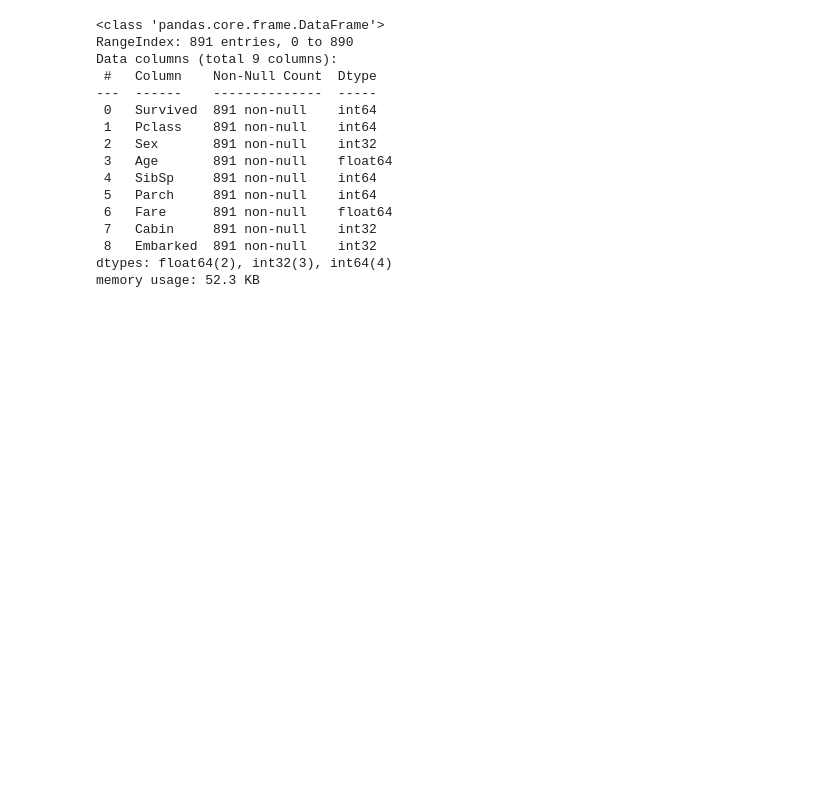
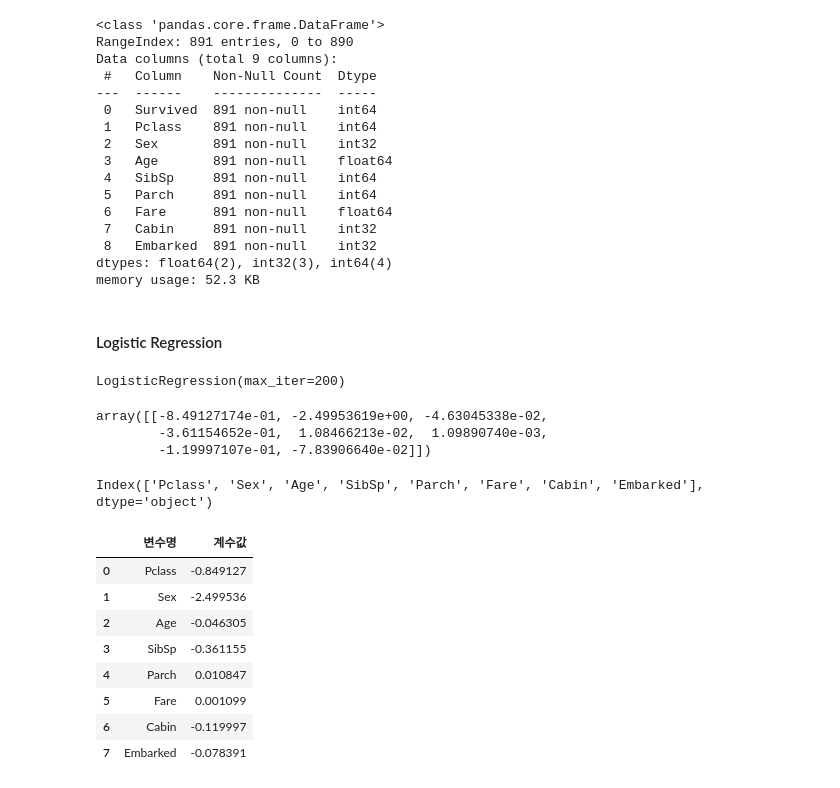
Before and after one commit to luckyspia/TIL, a Jupyter notebook: Machine_Learning/03.Algorithm.ipynb, the cells around one changed output. Cells and saved outputs as stored; diff of their text form; code cells hidden in the pictures; blank space fills up the shorter version.

```diff
--- a/Machine_Learning/03.Algorithm.ipynb
+++ b/Machine_Learning/03.Algorithm.ipynb
@@ -103,3 +101,34 @@ X = titanic.drop(columns='Survived')
 np.random.seed(2022)
 from sklearn.model_selection import train_test_split
 X_train, X_test, y_train, y_test = train_test_split(X, y, test_size=0.3)
+# %% [markdown]
+#### Logistic Regression
+# %%
+from sklearn.linear_model import LogisticRegression
+
+clf_log = LogisticRegression(max_iter=200) # Default 100
+clf_log.fit(X_train, y_train)
+# %% [output]
+LogisticRegression(max_iter=200)
+# %%
+clf_log.coef_
+# %% [output]
+array([[-8.49127174e-01, -2.49953619e+00, -4.63045338e-02,
+        -3.61154652e-01,  1.08466213e-02,  1.09890740e-03,
+        -1.19997107e-01, -7.83906640e-02]])
+# %%
+X.columns
+# %% [output]
+Index(['Pclass', 'Sex', 'Age', 'SibSp', 'Parch', 'Fare', 'Cabin', 'Embarked'], dtype='object')
+# %%
+pd.DataFrame({'변수명':X.columns, '계수값':clf_log.coef_[0]})
+# %% [output]
+|  | 변수명 | 계수값 |
+| 0 | Pclass | -0.849127 |
+| 1 | Sex | -2.499536 |
+| 2 | Age | -0.046305 |
+| 3 | SibSp | -0.361155 |
+| 4 | Parch | 0.010847 |
+| 5 | Fare | 0.001099 |
+| 6 | Cabin | -0.119997 |
+| 7 | Embarked | -0.078391 |
```
Also changed, not shown: parts of 15 cells of this notebook.
